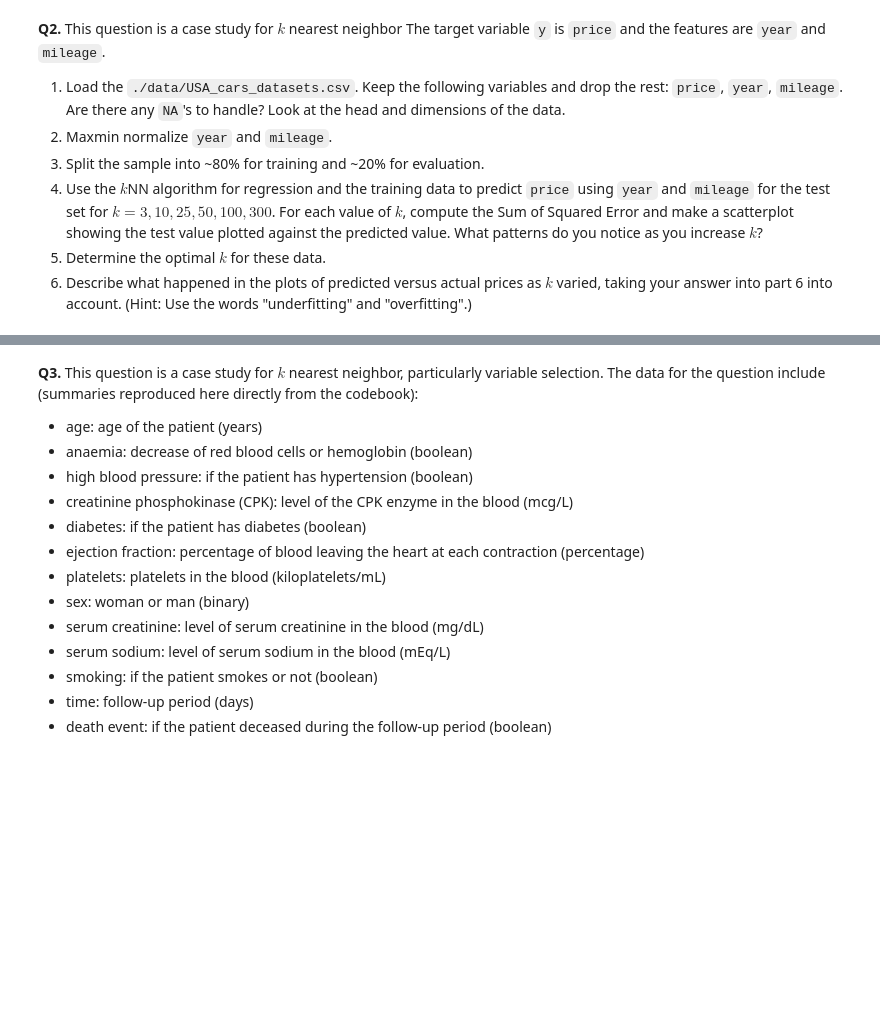
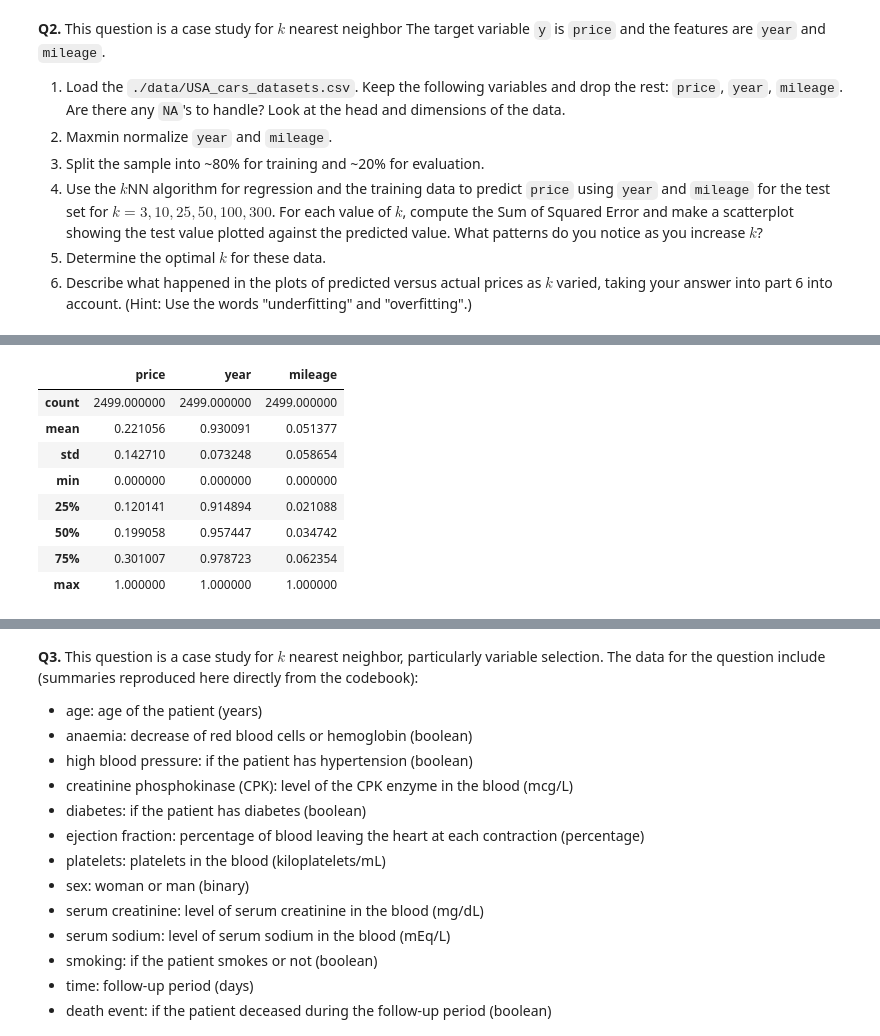
Before and after one commit to mbz8dg/assignment3, a Jupyter notebook: assignment_knn_and_kmc.ipynb, the cells around one changed output, grey strips where cells are left out. Saved outputs shown, nothing was run; the diff lists cells and outputs as text; code cells hidden in the pictures; blank space fills up the shorter version.

```diff
--- a/assignment_knn_and_kmc.ipynb
+++ b/assignment_knn_and_kmc.ipynb
@@ -166,0 +170,5 @@ The distinction highlights there may be different types of inaccuracy present. W
+# %%
+#1
+#price, year, mileage
+df2=df2.drop(["brand","model","title_status","color","vin","lot","state","country","condition","Unnamed: 0"],axis=1)
+df2.head()
@@ -166,0 +201,18 @@ The distinction highlights there may be different types of inaccuracy present. W
+# %%
+#2
+def maxmin(z):
+    z = (z-min(z))/(max(z)-min(z))
+    return(z)
+
+df2 = df2.apply(maxmin)
+df2.describe()
+# %% [output]
+|  | price | year | mileage |
+| count | 2499.000000 | 2499.000000 | 2499.000000 |
+| mean | 0.221056 | 0.930091 | 0.051377 |
+| std | 0.142710 | 0.073248 | 0.058654 |
+| min | 0.000000 | 0.000000 | 0.000000 |
+| 25% | 0.120141 | 0.914894 | 0.021088 |
+| 50% | 0.199058 | 0.957447 | 0.034742 |
+| 75% | 0.301007 | 0.978723 | 0.062354 |
+| max | 1.000000 | 1.000000 | 1.000000 |
```
Also changed, not shown: parts of 12 cells of this notebook.
